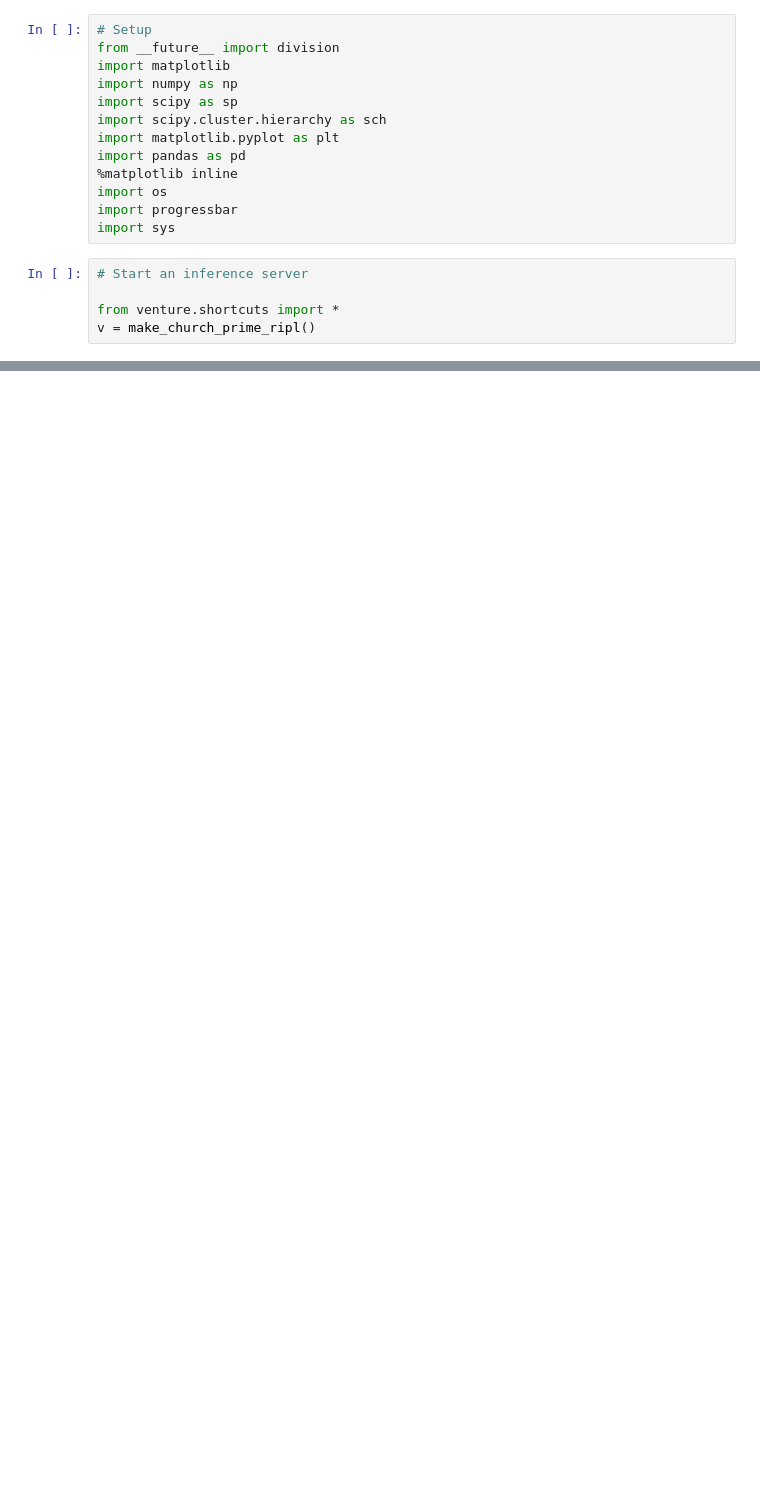
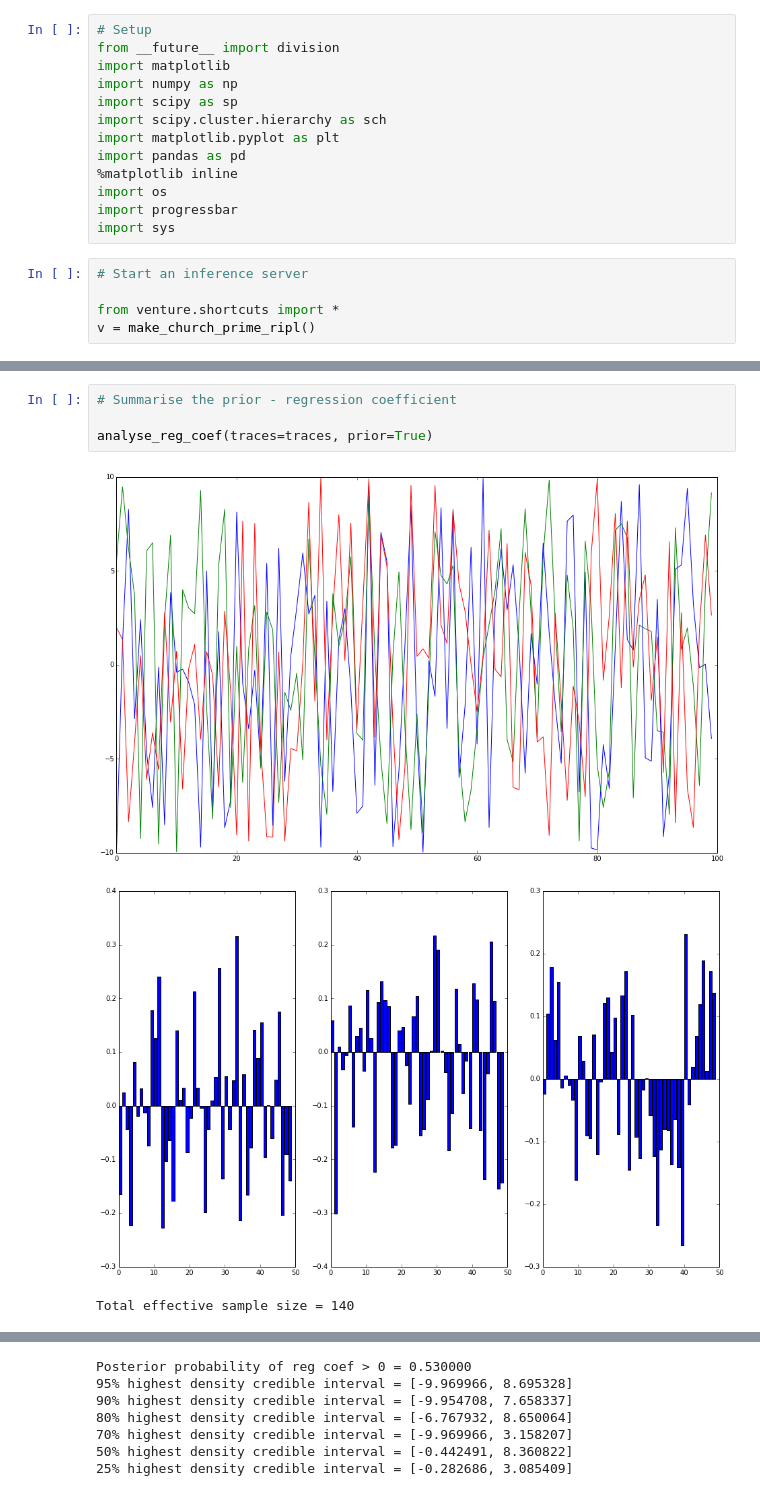
Before and after one commit to ap728/ppl-hormones, a Jupyter notebook: src/refactored.ipynb, the cells around one changed output, grey strips where cells are left out. Saved outputs shown, nothing was run; the diff lists cells and outputs as text; blank space fills up the shorter version.

```diff
--- a/src/refactored.ipynb
+++ b/src/refactored.ipynb
@@ -281,0 +477,8 @@ Posterior probability of reg coef > 0 = 0.575200
+# %%
+# Summarise the prior - regression coefficient
+
+analyse_reg_coef(traces=traces, prior=True)
+# %% [output]
+[figure, added]
+[figure, added]
+Total effective sample size = 140
@@ -281,0 +486,7 @@ Posterior probability of reg coef > 0 = 0.575200
+Posterior probability of reg coef > 0 = 0.530000
+95% highest density credible interval = [-9.969966, 8.695328]
+90% highest density credible interval = [-9.954708, 7.658337]
+80% highest density credible interval = [-6.767932, 8.650064]
+70% highest density credible interval = [-9.969966, 3.158207]
+50% highest density credible interval = [-0.442491, 8.360822]
+25% highest density credible interval = [-0.282686, 3.085409]
```
Also changed, not shown: parts of 22 cells of this notebook.
